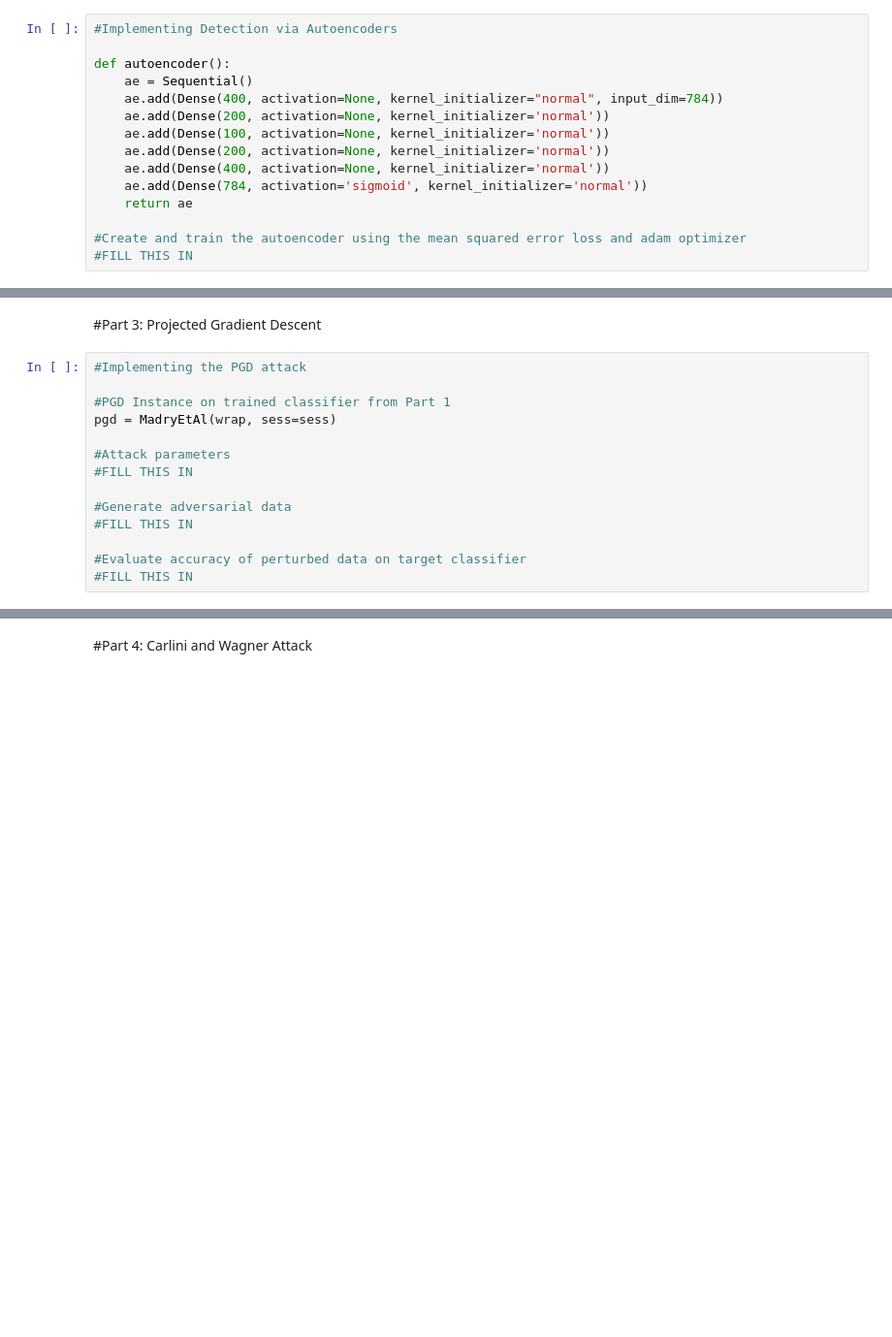
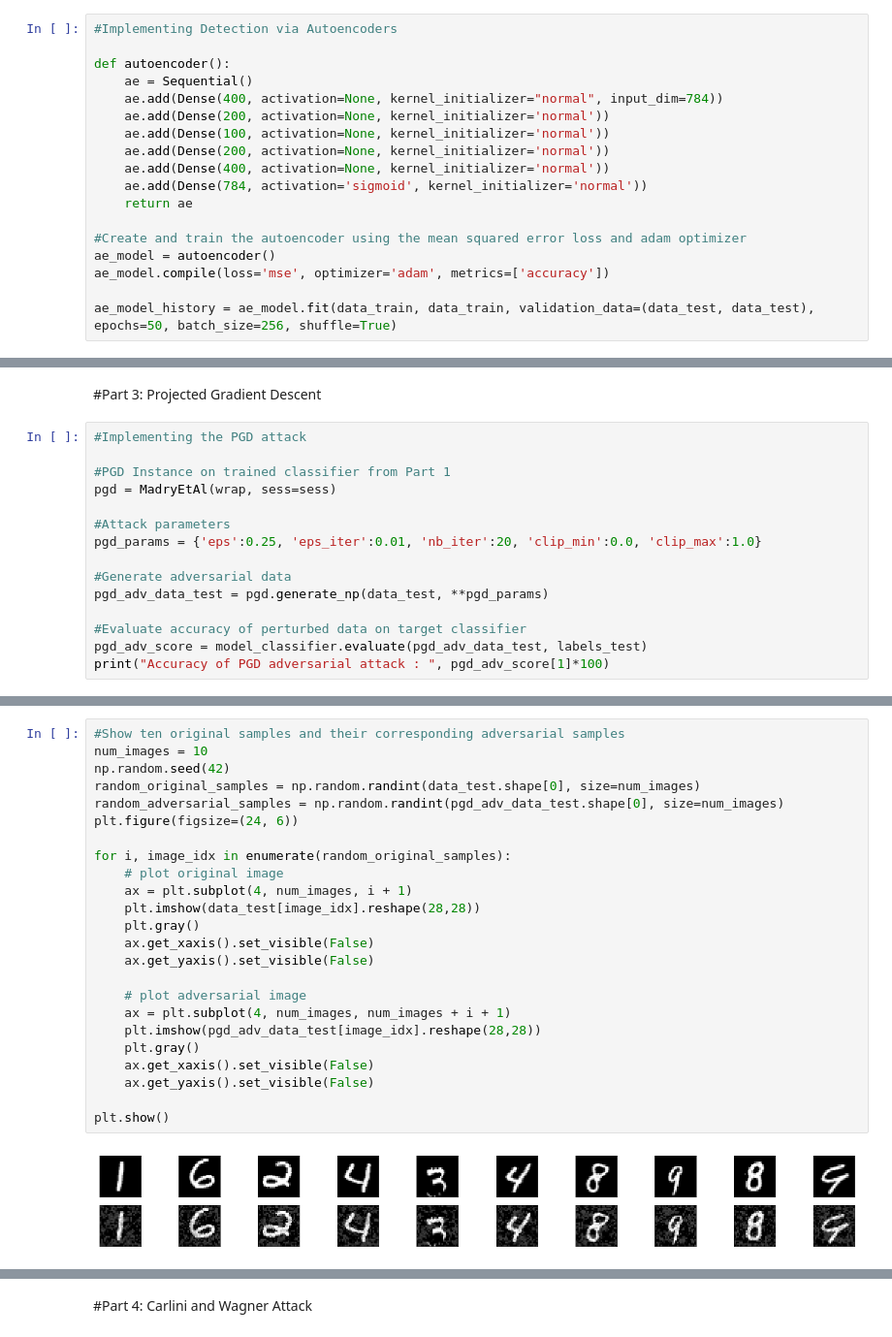
Before and after one commit to shreehari117/ML-2, a Jupyter notebook: Sureshbabu_Shree_Hari_aml.ipynb, the cells around one changed output, grey strips where cells are left out. Shown at 97% size. Drawn from its saved outputs; the diff is of its cells as text; blank space fills up the shorter version.

```diff
--- a/Sureshbabu_Shree_Hari_aml.ipynb
+++ b/Sureshbabu_Shree_Hari_aml.ipynb
@@ -182,4 +213,7 @@ def autoencoder():
     return ae
 
 #Create and train the autoencoder using the mean squared error loss and adam optimizer
-#FILL THIS IN
+ae_model = autoencoder()
+ae_model.compile(loss='mse', optimizer='adam', metrics=['accuracy'])
+
+ae_model_history = ae_model.fit(data_train, data_train, validation_data=(data_test, data_test), epochs=50, batch_size=256, shuffle=True)
@@ -230,10 +304,11 @@ error = error.eval(session=sess)
 pgd = MadryEtAl(wrap, sess=sess)
 
 #Attack parameters
-#FILL THIS IN
+pgd_params = {'eps':0.25, 'eps_iter':0.01, 'nb_iter':20, 'clip_min':0.0, 'clip_max':1.0}
 
 #Generate adversarial data
-#FILL THIS IN
+pgd_adv_data_test = pgd.generate_np(data_test, **pgd_params)
 
 #Evaluate accuracy of perturbed data on target classifier
-#FILL THIS IN
+pgd_adv_score = model_classifier.evaluate(pgd_adv_data_test, labels_test)
+print("Accuracy of PGD adversarial attack : ", pgd_adv_score[1]*100)
@@ -245,0 +318,26 @@ pgd = MadryEtAl(wrap, sess=sess)
+# %%
+#Show ten original samples and their corresponding adversarial samples
+num_images = 10
+np.random.seed(42)
+random_original_samples = np.random.randint(data_test.shape[0], size=num_images)
+random_adversarial_samples = np.random.randint(pgd_adv_data_test.shape[0], size=num_images)
+plt.figure(figsize=(24, 6))
+
+for i, image_idx in enumerate(random_original_samples):
+    # plot original image
+    ax = plt.subplot(4, num_images, i + 1)
+    plt.imshow(data_test[image_idx].reshape(28,28))
+    plt.gray()
+    ax.get_xaxis().set_visible(False)
+    ax.get_yaxis().set_visible(False)
+
+    # plot adversarial image
+    ax = plt.subplot(4, num_images, num_images + i + 1)
+    plt.imshow(pgd_adv_data_test[image_idx].reshape(28,28))
+    plt.gray()
+    ax.get_xaxis().set_visible(False)
+    ax.get_yaxis().set_visible(False)
+
+plt.show()
+# %% [output]
+[figure, added]
```
Also changed, not shown: parts of 26 cells of this notebook.
